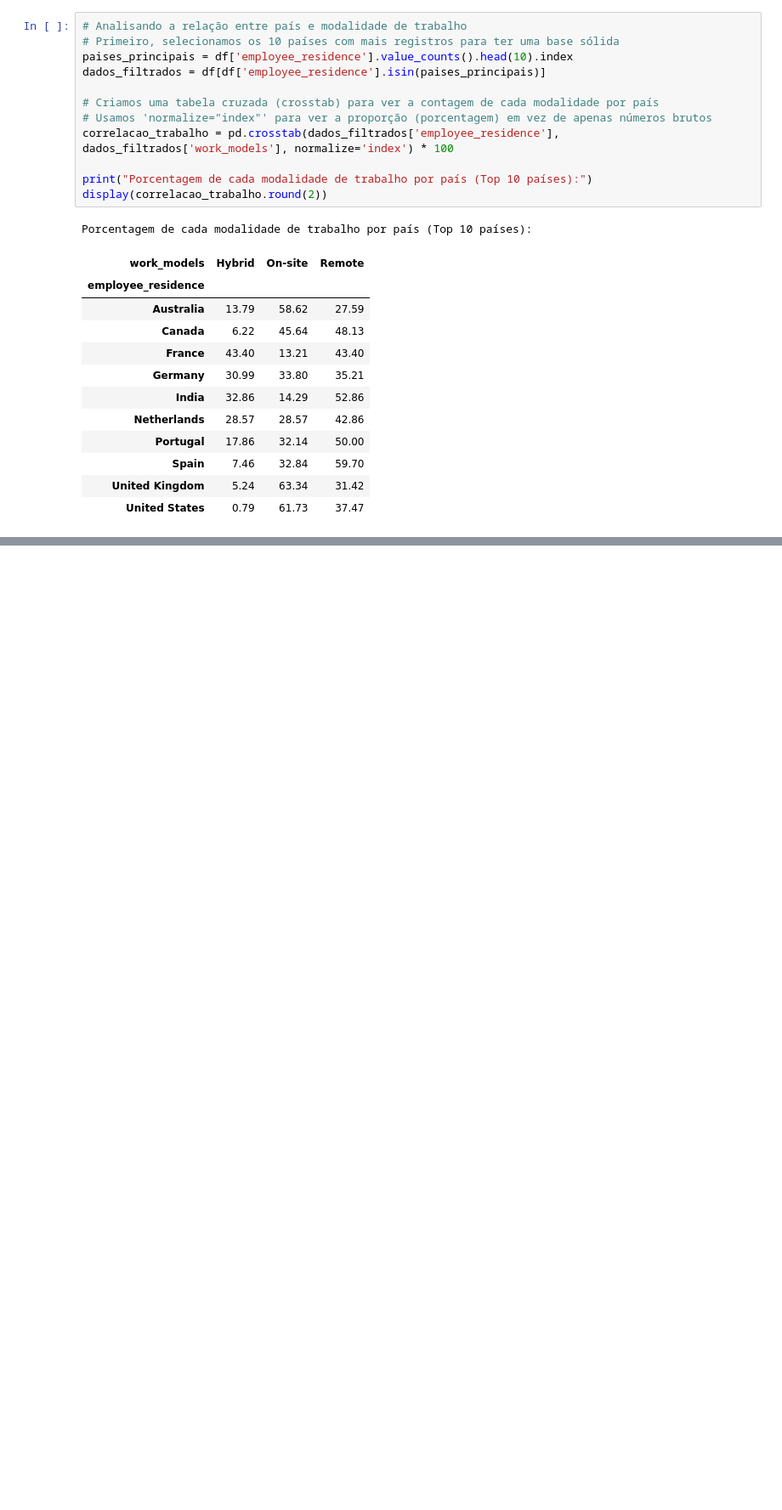
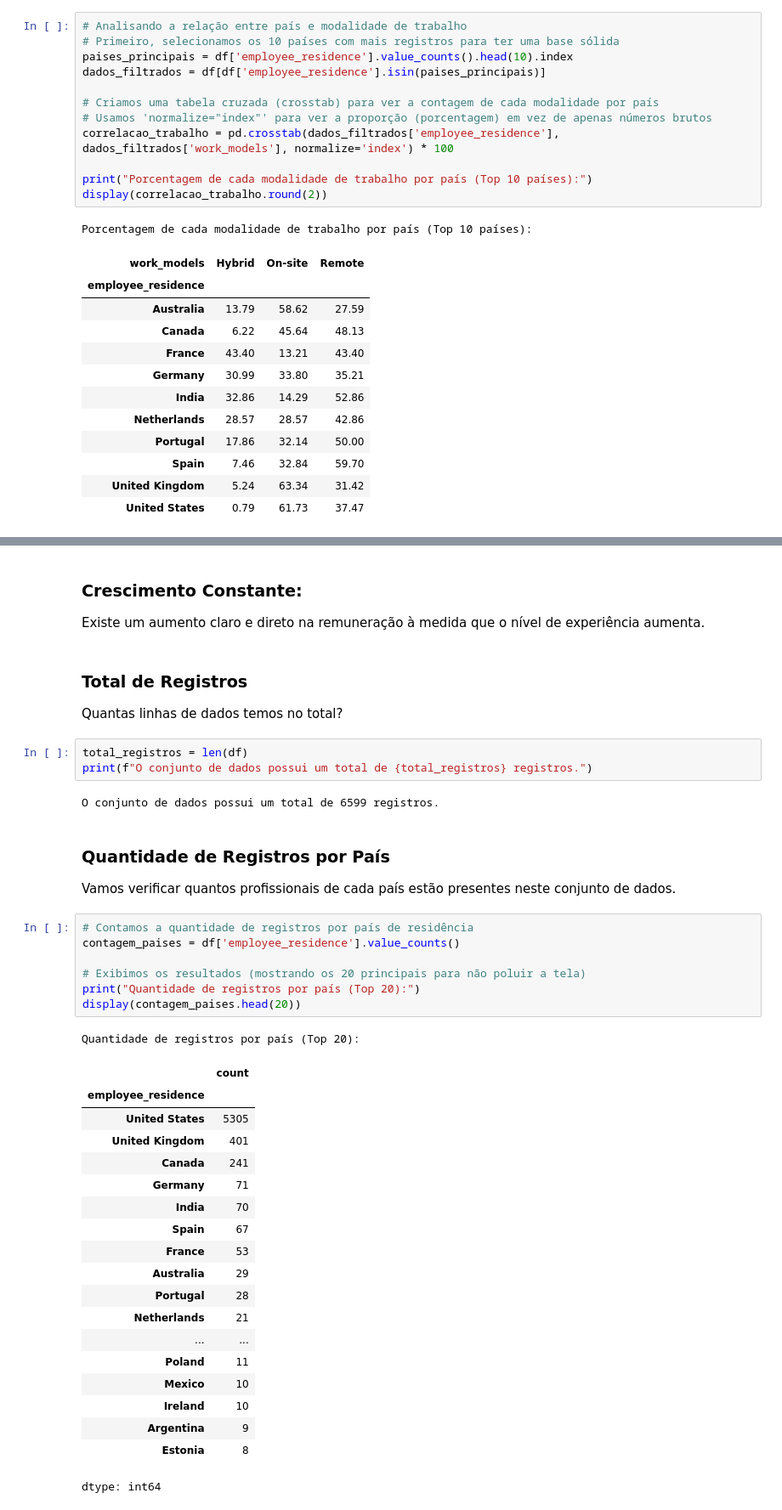
Before and after one commit to w-araujo-silva/projeto-grupo3, a Jupyter notebook: marcelo.ipynb, the cells around one changed output, grey strips where cells are left out. Shown at 85% size. Drawn from its saved outputs; the diff is of its cells as text; blank space fills up the shorter version.

```diff
--- a/marcelo.ipynb
+++ b/marcelo.ipynb
@@ -101,0 +114,42 @@ Essa tabela ajuda a entender onde você tem mais chances de encontrar a modalida
+# %% [markdown]
+### Crescimento Constante:
+Existe um aumento claro e direto na remuneração à medida que o nível de experiência aumenta.
+# %% [markdown]
+### Total de Registros
+Quantas linhas de dados temos no total?
+# %%
+total_registros = len(df)
+print(f"O conjunto de dados possui um total de {total_registros} registros.")
+# %% [output]
+O conjunto de dados possui um total de 6599 registros.
+# %% [markdown]
+### Quantidade de Registros por País
+Vamos verificar quantos profissionais de cada país estão presentes neste conjunto de dados.
+# %%
+# Contamos a quantidade de registros por país de residência
+contagem_paises = df['employee_residence'].value_counts()
+
+# Exibimos os resultados (mostrando os 20 principais para não poluir a tela)
+print("Quantidade de registros por país (Top 20):")
+display(contagem_paises.head(20))
+# %% [output]
+Quantidade de registros por país (Top 20):
+|  | count |
+| employee_residence |  |
+| United States | 5305 |
+| United Kingdom | 401 |
+| Canada | 241 |
+| Germany | 71 |
+| India | 70 |
+| Spain | 67 |
+| France | 53 |
+| Australia | 29 |
+| Portugal | 28 |
+| Netherlands | 21 |
+| ... | ... |
+| Poland | 11 |
+| Mexico | 10 |
+| Ireland | 10 |
+| Argentina | 9 |
+| Estonia | 8 |
+dtype: int64
```
Also changed, not shown: parts of 7 cells of this notebook.
